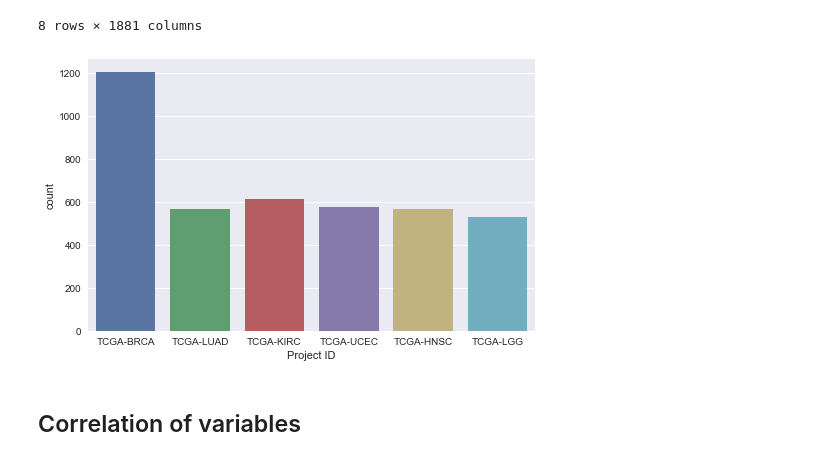
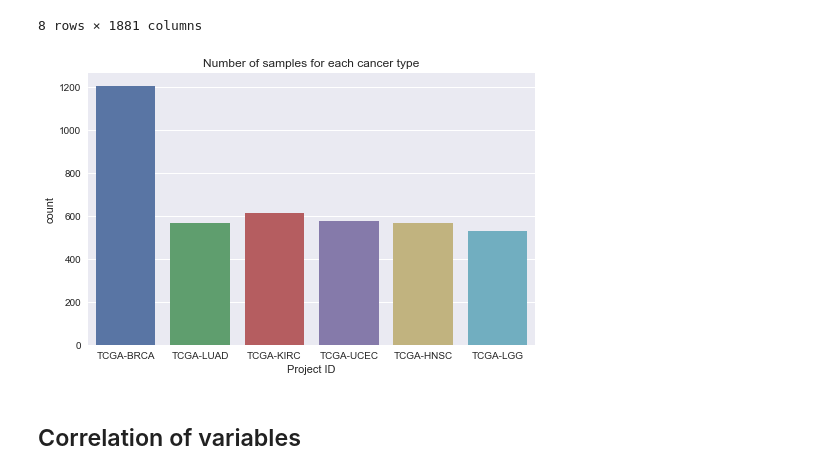
Before and after one commit to surajsakaram/Capstone, a Jupyter notebook: code/02_EDA.ipynb, the cells around one changed output. Cells and saved outputs as stored; diff of their text form; code cells hidden in the pictures.

```diff
--- a/code/02_EDA.ipynb
+++ b/code/02_EDA.ipynb
@@ -59,10 +59,11 @@ df.describe()
 # %%
 # Look at how many samples there are for each class
 plt.figure(figsize=(8,5))
 ax = sns.countplot(df['Project ID'])
+plt.title('Number of samples for each cancer type')
 plt.show()
 # %% [output]
-[figure, old version]
+[figure, new version]
 # %% [markdown]
 ## Correlation of variables
 # %%
```
Also changed, not shown: parts of 1 cell of this notebook, 2 other files.
